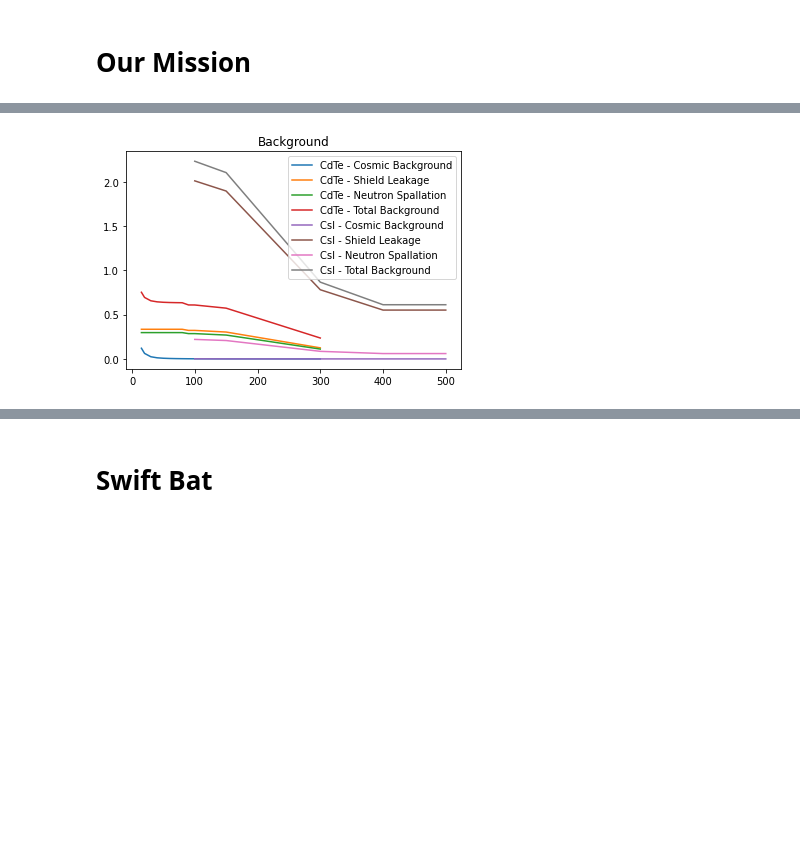
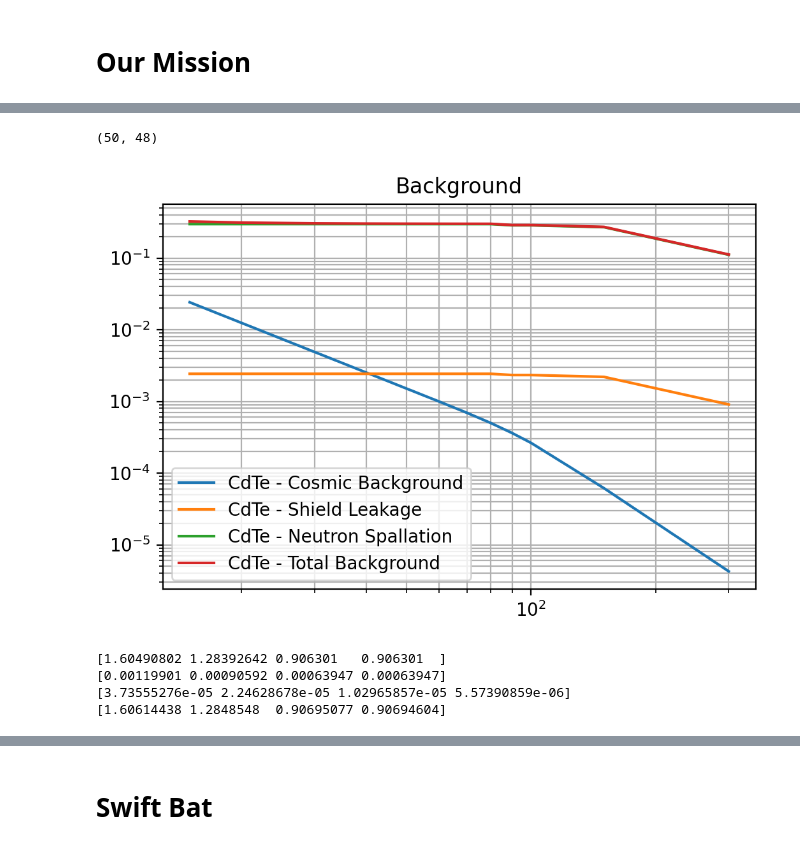
Before and after one commit to iamlrk/sensitivity_calculation, a Jupyter notebook: main.ipynb, the cells around one changed output, grey strips where cells are left out. Saved outputs shown, nothing was run; the diff lists cells and outputs as text; code cells hidden in the pictures; blank space fills up the shorter version.

```diff
--- a/main.ipynb
+++ b/main.ipynb
@@ -19,3 +31,7 @@ import sensitivity as sns
+# %%
+len(energies), len(photons)
+# %% [output]
+(50, 48)
 # %%
 cdte_bg_curves = pd.read_csv('cdtebg.csv')
 csi_bg_curves = pd.read_csv('csibg.csv')
@@ -24,40 +40,52 @@ csi_energies = csi_bg_curves['energy'].values # keV
 cdte_mass_attentuation_coefficients = cdte_bg_curves['massatt'].values
 csi_mass_attentuation_coefficients = csi_bg_curves['massatt'].values
 cdte_background_values = {
     'density' : 5.85, # g/cc
-    'shield_thickness' : 10, # cm
+    'shield_thickness' : 0.1, # cm
     'mass_attentuation_coefficients' : cdte_mass_attentuation_coefficients,
     'energies' : cdte_energies, # keV
-    'solid_angle' : 0.7, # sterdaiens
-    'shield_leakage_bg_count_rates' : cdte_bg_curves['fig8'].values,
+    'solid_angle' : 0.14, # sterdaiens
+    'shield_leakage_bg_count_rates' : np.array(cdte_bg_curves['fig8'].values) * 1e-3,
     'rigidity_cut_off' : 1.3,
     'energy_counts' : cdte_bg_curves['fig5'].values,
     'thickness': 0.2, # cm
     'area': 3466.88, # cm^2
     'material': 'CdTe',
 }
 csi_background_values = {
     'density' : 4.51, # g/cc
-    'shield_thickness' : 0.84, # cm
+    'shield_thickness' : 0.1, # cm
     'mass_attentuation_coefficients' : csi_mass_attentuation_coefficients,
     'energies' : csi_energies, # keV
-    'solid_angle' : 0.7, # sterdaiens
-    'shield_leakage_bg_count_rates' : csi_bg_curves['fig8'].values,
+    'solid_angle' : 0.14, # sterdaiens
+    'shield_leakage_bg_count_rates' : np.array(csi_bg_curves['fig8'].values) * 1e-3,
     'rigidity_cut_off' : 1.3,
     'energy_counts' : csi_bg_curves['fig5'].values,
-    'thickness': 0.2, # cm
+    'thickness': 3, # cm
     'area': 3466.88, # cm^2
     'material': 'CsI',
 }
 
 cdte_bg_noise = sns.Background(**cdte_background_values)
 cdte_background = cdte_bg_noise.calculate_bg()
-fig, ax = plt.subplots()
+fig, ax = plt.subplots(dpi=200)
 ax = cdte_bg_noise.ploty(ax, show_plot=False)
 
 csi_bg_noise = sns.Background(**csi_background_values)
 csi_background = csi_bg_noise.calculate_bg()
+# ax = csi_bg_noise.ploty(ax, type='efficiency')
+# ax = cdte_bg_noise.ploty(ax, type='efficiency')
 # fig, ax = plt.subplots()
-a = csi_bg_noise.ploty(ax)
+# ax = csi_bg_noise.ploty(ax, type='efficiency')
 # %% [output]
-[figure, old version]
+[figure, new version]
+# %%
+print(csi_bg_noise.spallation)
+print(csi_bg_noise.shield_leakage)
+print(csi_bg_noise.cosmic_bg)
+print(csi_bg_noise.total_bg)
+# %% [output]
+[1.60490802 1.28392642 0.906301   0.906301  ]
+[0.00119901 0.00090592 0.00063947 0.00063947]
+[3.73555276e-05 2.24628678e-05 1.02965857e-05 5.57390859e-06]
+[1.60614438 1.2848548  0.90695077 0.90694604]
```
Also changed, not shown: parts of 12 cells of this notebook, 5 other files.
